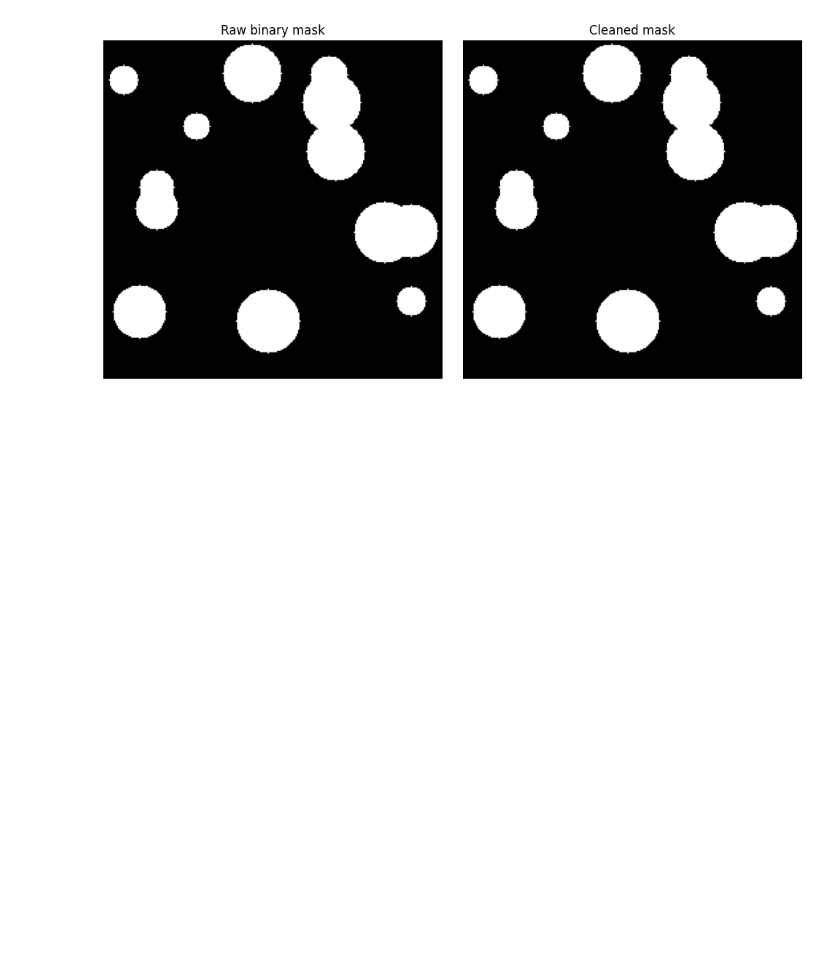
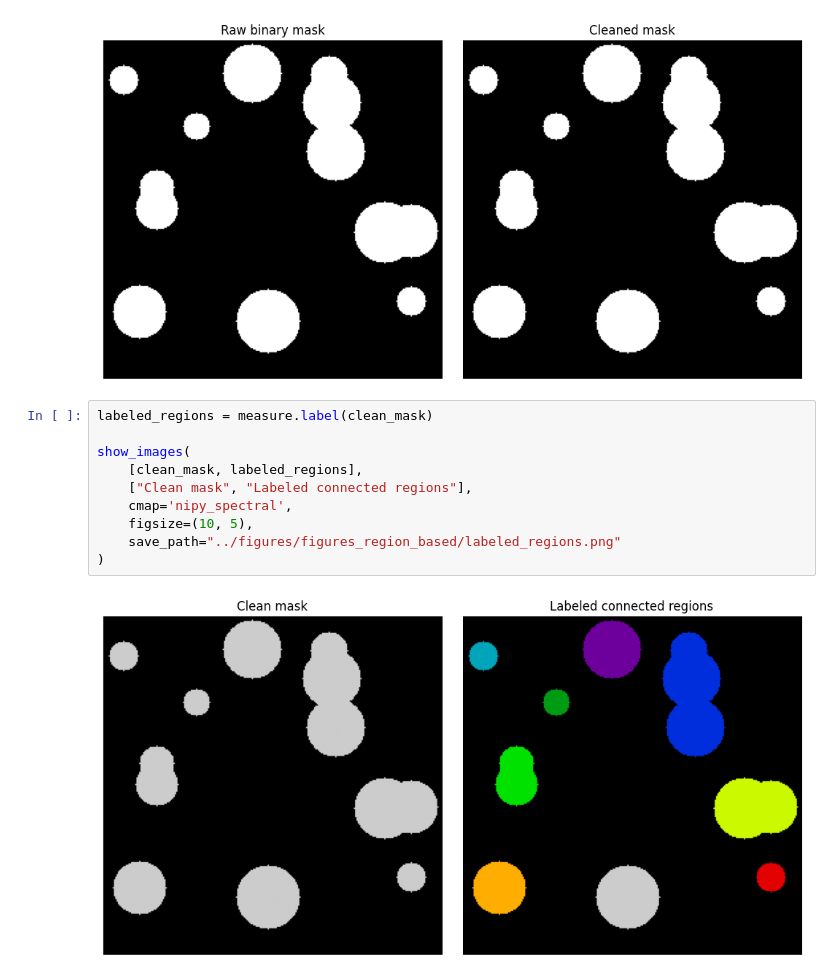
Before and after one commit to peterzm/ai-imaging-portfolio, a Jupyter notebook: 03_computer_vision/notebooks/08_region_based_analysis_intro.ipynb, the cells around one changed output. Saved outputs shown, nothing was run; the diff lists cells and outputs as text; blank space fills up the shorter version.

```diff
--- a/03_computer_vision/notebooks/08_region_based_analysis_intro.ipynb
+++ b/03_computer_vision/notebooks/08_region_based_analysis_intro.ipynb
@@ -173,3 +173,15 @@ show_images(
 )
 # %% [output]
 [figure]
+# %%
+labeled_regions = measure.label(clean_mask)
+
+show_images(
+    [clean_mask, labeled_regions],
+    ["Clean mask", "Labeled connected regions"],
+    cmap='nipy_spectral',
+    figsize=(10, 5),
+    save_path="../figures/figures_region_based/labeled_regions.png"
+)
+# %% [output]
+[figure, added]
```
Also changed, not shown: parts of 9 cells of this notebook, 4 other files.
